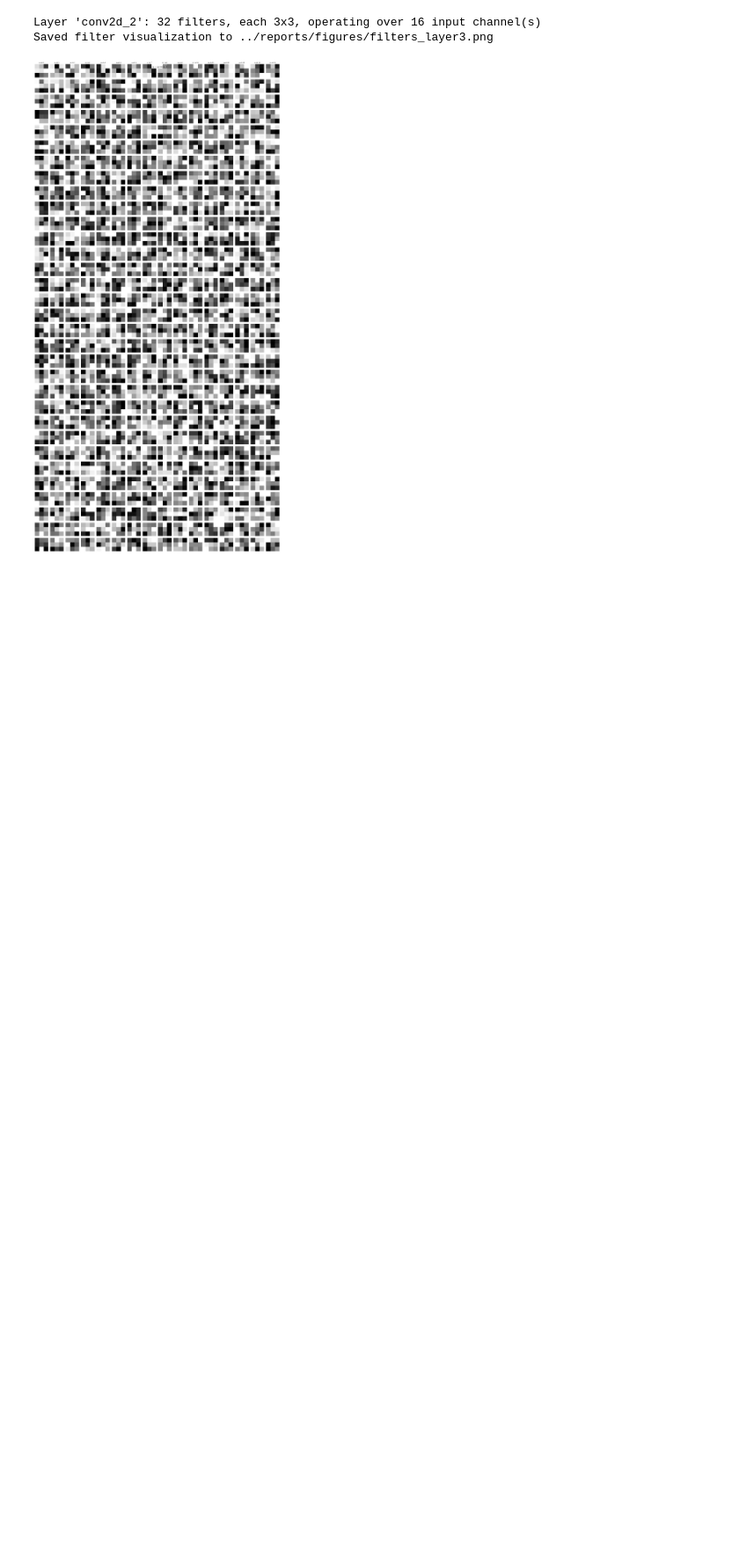
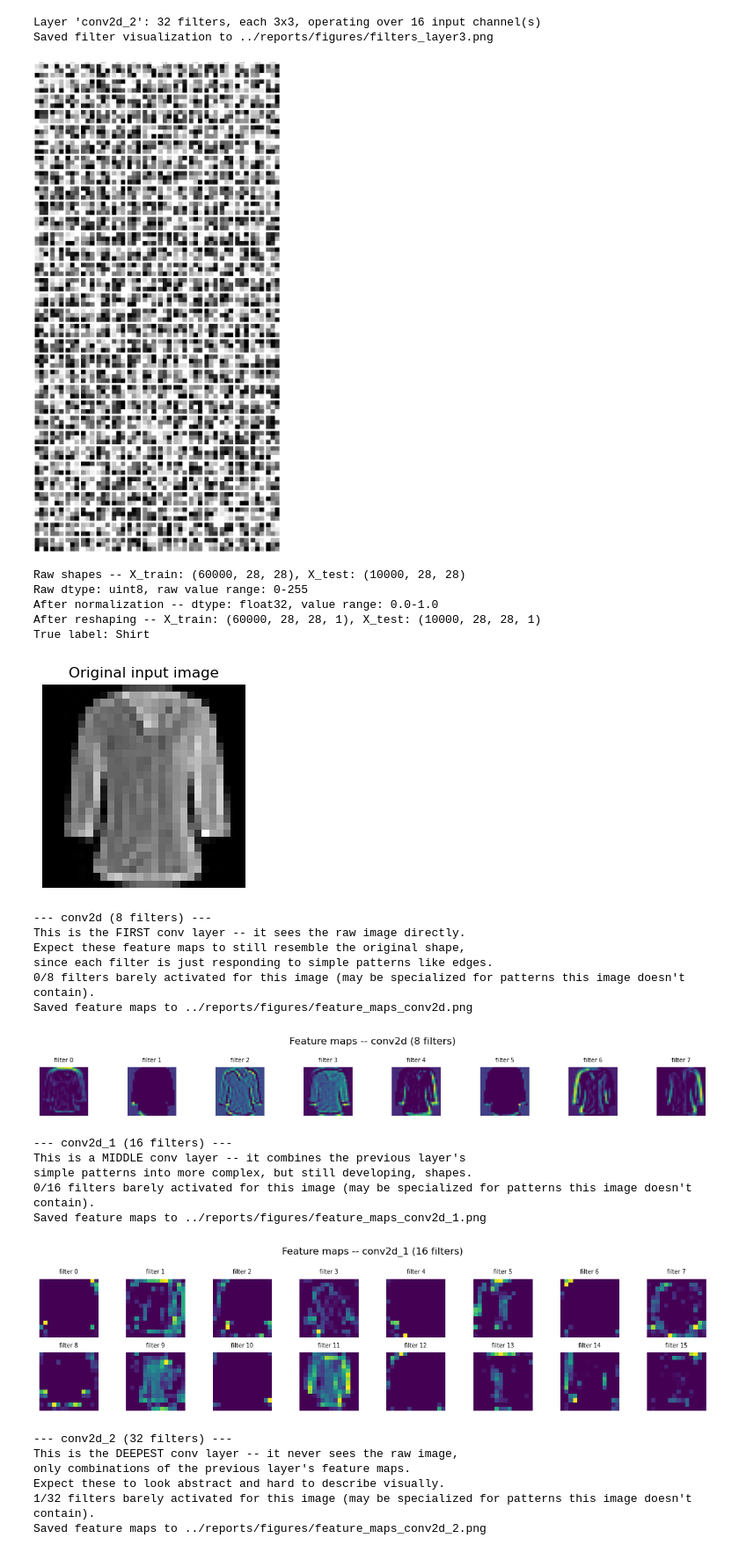
Before and after one commit to DarkWhiteDarker/CNN_For_Beginners, a Jupyter notebook: notebooks/02_interpretability.ipynb, the cells around one changed output. Shown at 88% size. Cells and saved outputs as stored; diff of their text form; code cells hidden in the pictures; blank space fills up the shorter version.

Commit message:
Add feature map visualization: show layer-by-layer activations for a real image, with per-layer explanations

```diff
--- a/notebooks/02_interpretability.ipynb
+++ b/notebooks/02_interpretability.ipynb
@@ -65,0 +70,46 @@ Saved filter visualization to ../reports/figures/filters_layer3.png
+# %%
+# Cell 6 -- Feature map visualization: pick one test image to inspect
+# We reuse X_test/y_test, so make sure they're loaded in this notebook
+# (add this import/load if this notebook doesn't already have it).
+from data_prep import load_and_preprocess_data, CLASS_NAMES
+from visualize import visualize_feature_maps
+
+_, _, X_test, y_test = load_and_preprocess_data()
+
+# Pick a Shirt image specifically -- Step 5's confusion matrix showed
+# this is the model's hardest class, so it's the most interesting one
+# to actually look inside.
+shirt_indices = np.where(y_test == 6)[0]  # class 6 = "Shirt"
+sample_image = X_test[shirt_indices[0]]
+
+print(f"True label: {CLASS_NAMES[y_test[shirt_indices[0]]]}")
+# %% [output]
+Raw shapes -- X_train: (60000, 28, 28), X_test: (10000, 28, 28)
+Raw dtype: uint8, raw value range: 0-255
+After normalization -- dtype: float32, value range: 0.0-1.0
+After reshaping -- X_train: (60000, 28, 28, 1), X_test: (10000, 28, 28, 1)
+True label: Shirt
+# %%
+# Cell 7 -- Run the visualization across all 3 conv layers
+visualize_feature_maps(model, sample_image, conv_layers, save_path="../reports/figures/feature_maps")
+# %% [output]
+[figure, added]
+--- conv2d (8 filters) ---
+This is the FIRST conv layer -- it sees the raw image directly.
+Expect these feature maps to still resemble the original shape,
+since each filter is just responding to simple patterns like edges.
+0/8 filters barely activated for this image (may be specialized for patterns this image doesn't contain).
+Saved feature maps to ../reports/figures/feature_maps_conv2d.png
+[figure, added]
+--- conv2d_1 (16 filters) ---
+This is a MIDDLE conv layer -- it combines the previous layer's
+simple patterns into more complex, but still developing, shapes.
+0/16 filters barely activated for this image (may be specialized for patterns this image doesn't contain).
+Saved feature maps to ../reports/figures/feature_maps_conv2d_1.png
+[figure, added]
+--- conv2d_2 (32 filters) ---
+This is the DEEPEST conv layer -- it never sees the raw image,
+only combinations of the previous layer's feature maps.
+Expect these to look abstract and hard to describe visually.
+1/32 filters barely activated for this image (may be specialized for patterns this image doesn't contain).
+Saved feature maps to ../reports/figures/feature_maps_conv2d_2.png
```
Also changed, not shown: parts of 2 cells of this notebook, 1 other file.
